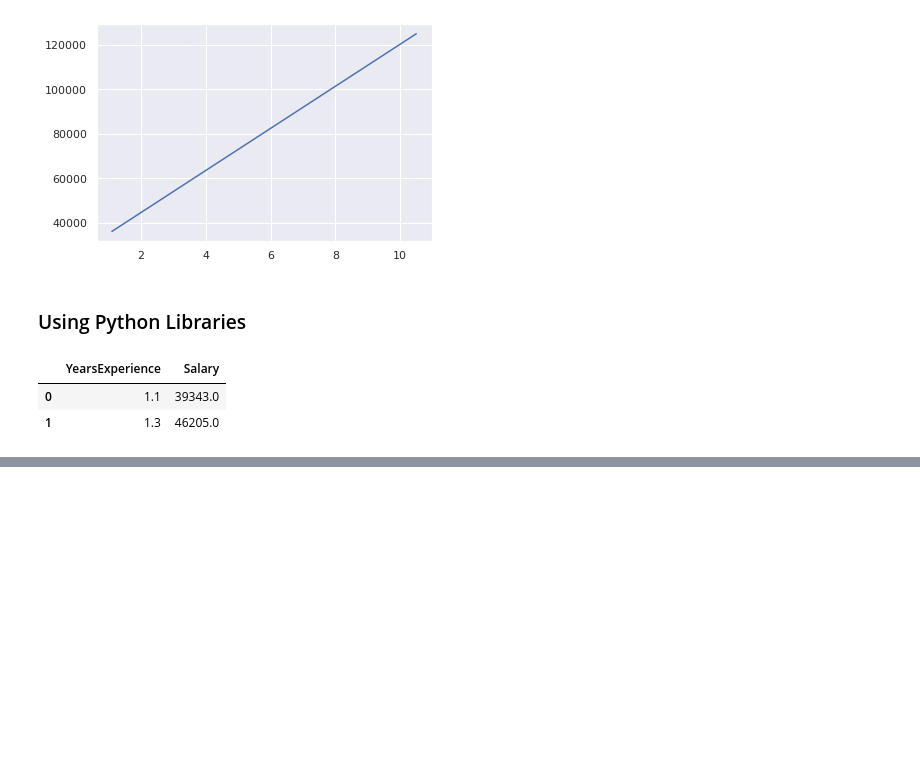
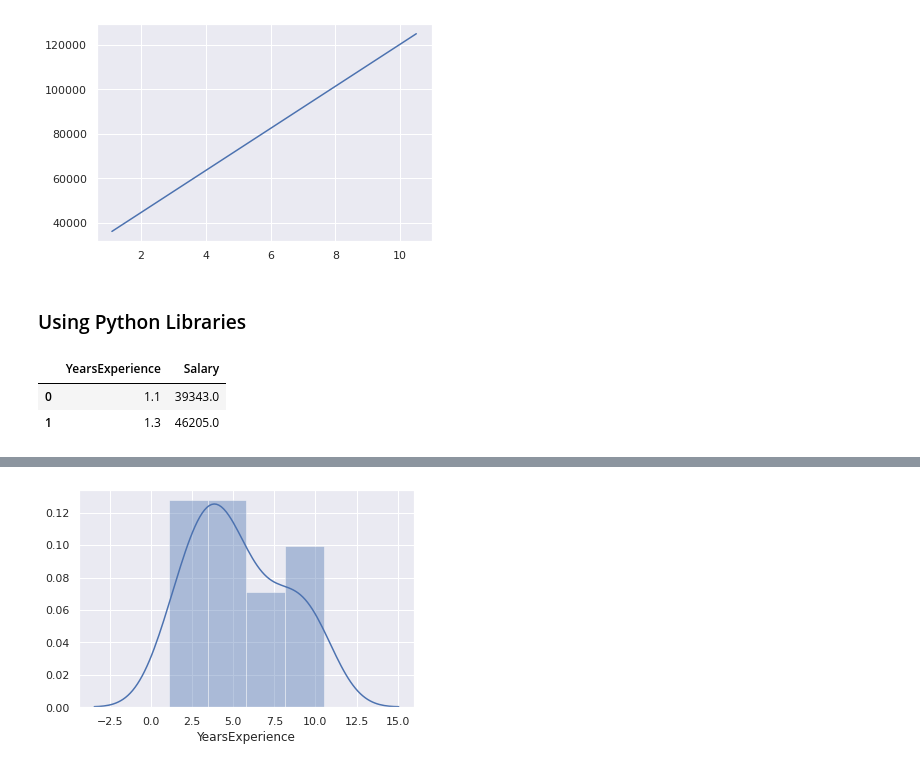
Before and after one commit to Iamsbharti/ML-AI, a Jupyter notebook: algorithms/Liner-Regression/Linear_Reg.ipynb, the cells around one changed output, grey strips where cells are left out. Drawn from its saved outputs; the diff is of its cells as text; code cells hidden in the pictures; blank space fills up the shorter version.

```diff
--- a/algorithms/Liner-Regression/Linear_Reg.ipynb
+++ b/algorithms/Liner-Regression/Linear_Reg.ipynb
@@ -194,0 +207,4 @@ plt.xlabel('Years Of Experience')
+# %%
+sns.distplot(salary_df.YearsExperience);
+# %% [output]
+[figure, added]
```
Also changed, not shown: parts of 4 cells of this notebook.
